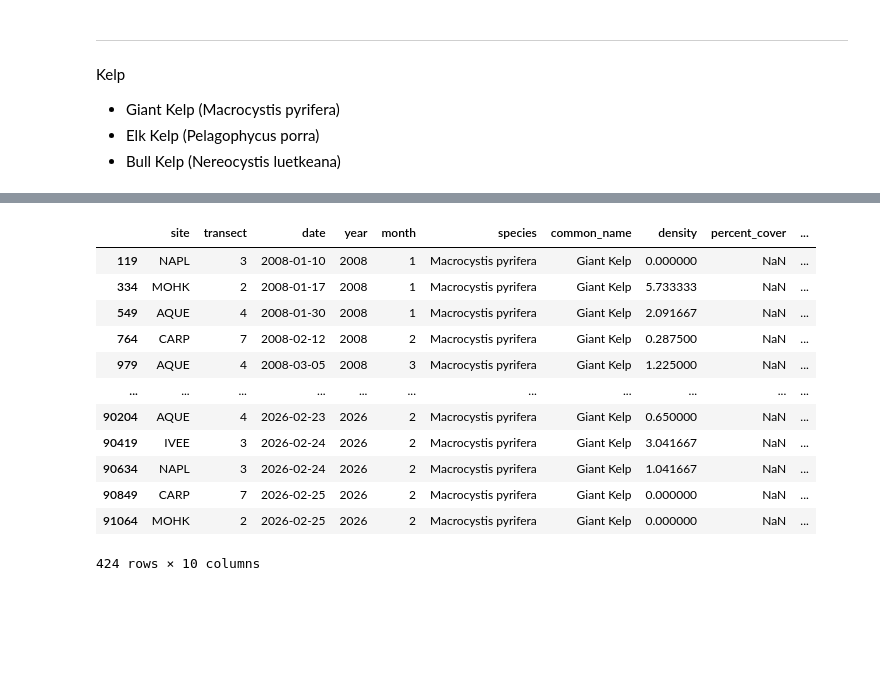
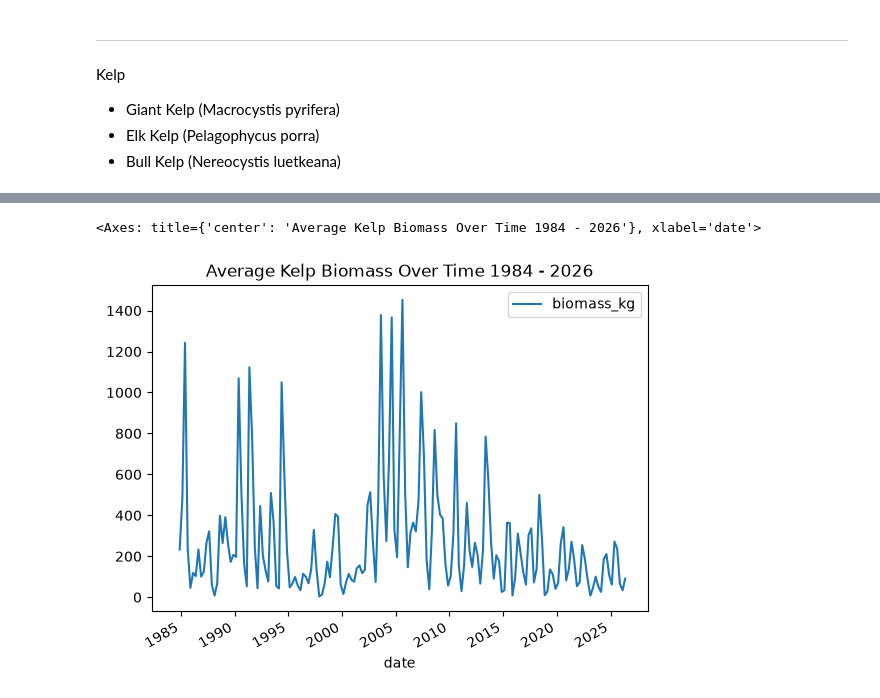
Before and after one commit to EmmaBucket/398_ocean, a Jupyter notebook: Analysis/variable_exploration.ipynb, the cells around one changed output, grey strips where cells are left out. Saved outputs shown, nothing was run; the diff lists cells and outputs as text; code cells hidden in the pictures; blank space fills up the shorter version.

```diff
--- a/Analysis/variable_exploration.ipynb
+++ b/Analysis/variable_exploration.ipynb
@@ -421,16 +556,7 @@ kelp_data = kelp[(kelp['species'] == 'Nereocystis luetkeana') | (kelp['species']
-# %%
-kelp_data
-# %% [output]
-|  | site | transect | date | year | month | species | common_name | density | percent_cover | ... |
-| 119 | NAPL | 3 | 2008-01-10 | 2008 | 1 | Macrocystis pyrifera | Giant Kelp | 0.000000 | NaN | ... |
-| 334 | MOHK | 2 | 2008-01-17 | 2008 | 1 | Macrocystis pyrifera | Giant Kelp | 5.733333 | NaN | ... |
-| 549 | AQUE | 4 | 2008-01-30 | 2008 | 1 | Macrocystis pyrifera | Giant Kelp | 2.091667 | NaN | ... |
-| 764 | CARP | 7 | 2008-02-12 | 2008 | 2 | Macrocystis pyrifera | Giant Kelp | 0.287500 | NaN | ... |
-| 979 | AQUE | 4 | 2008-03-05 | 2008 | 3 | Macrocystis pyrifera | Giant Kelp | 1.225000 | NaN | ... |
-| ... | ... | ... | ... | ... | ... | ... | ... | ... | ... | ... |
-| 90204 | AQUE | 4 | 2026-02-23 | 2026 | 2 | Macrocystis pyrifera | Giant Kelp | 0.650000 | NaN | ... |
-| 90419 | IVEE | 3 | 2026-02-24 | 2026 | 2 | Macrocystis pyrifera | Giant Kelp | 3.041667 | NaN | ... |
-| 90634 | NAPL | 3 | 2026-02-24 | 2026 | 2 | Macrocystis pyrifera | Giant Kelp | 1.041667 | NaN | ... |
-| 90849 | CARP | 7 | 2026-02-25 | 2026 | 2 | Macrocystis pyrifera | Giant Kelp | 0.000000 | NaN | ... |
-| 91064 | MOHK | 2 | 2026-02-25 | 2026 | 2 | Macrocystis pyrifera | Giant Kelp | 0.000000 | NaN | ... |
-424 rows × 10 columns
+# %%
+kelp_average_biomass_by_date = kelp.groupby(['date']).agg({'biomass_kg': 'mean'}).reset_index()
+# %%
+kelp_average_biomass_by_date.plot(x="date", y="biomass_kg", kind="line", title="Average Kelp Biomass Over Time 1984 - 2026")
+# %% [output]
+<Axes: title={'center': 'Average Kelp Biomass Over Time 1984 - 2026'}, xlabel='date'>
+[figure, added]
```
Also changed, not shown: parts of 20 cells of this notebook.
